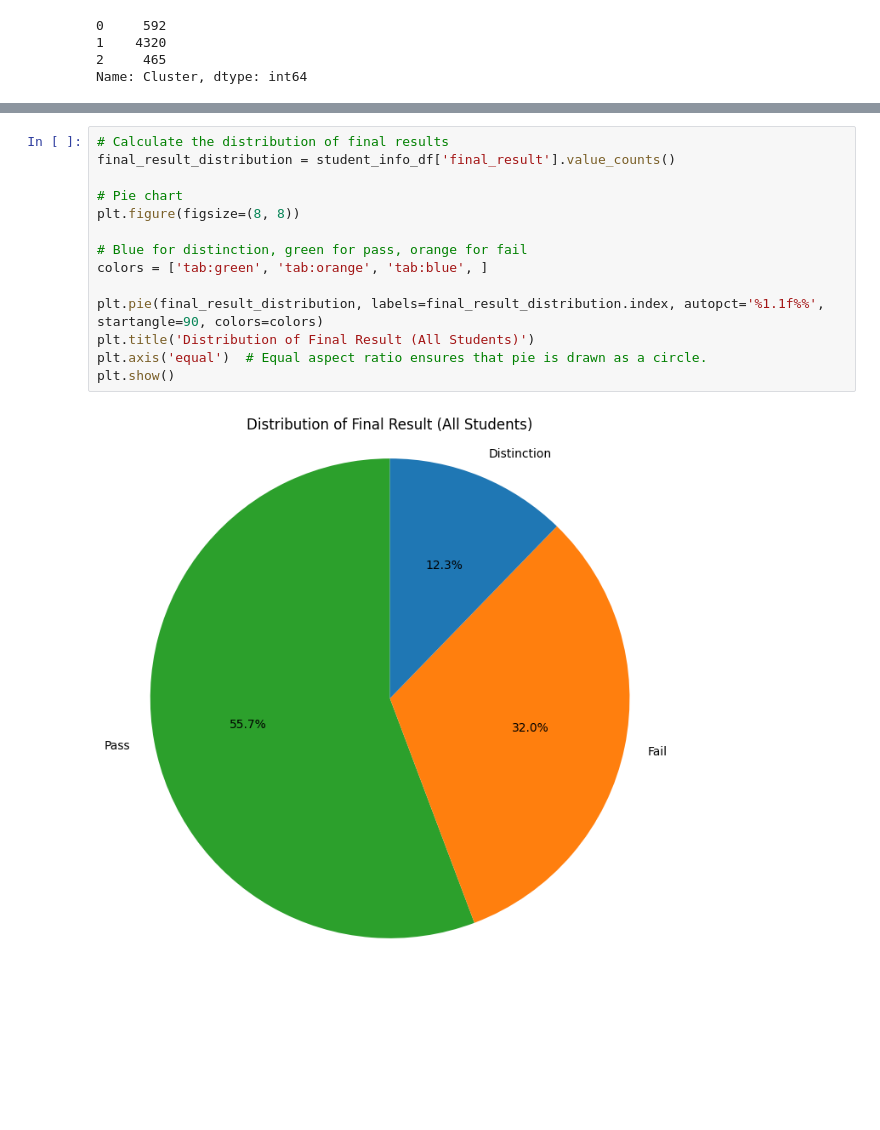
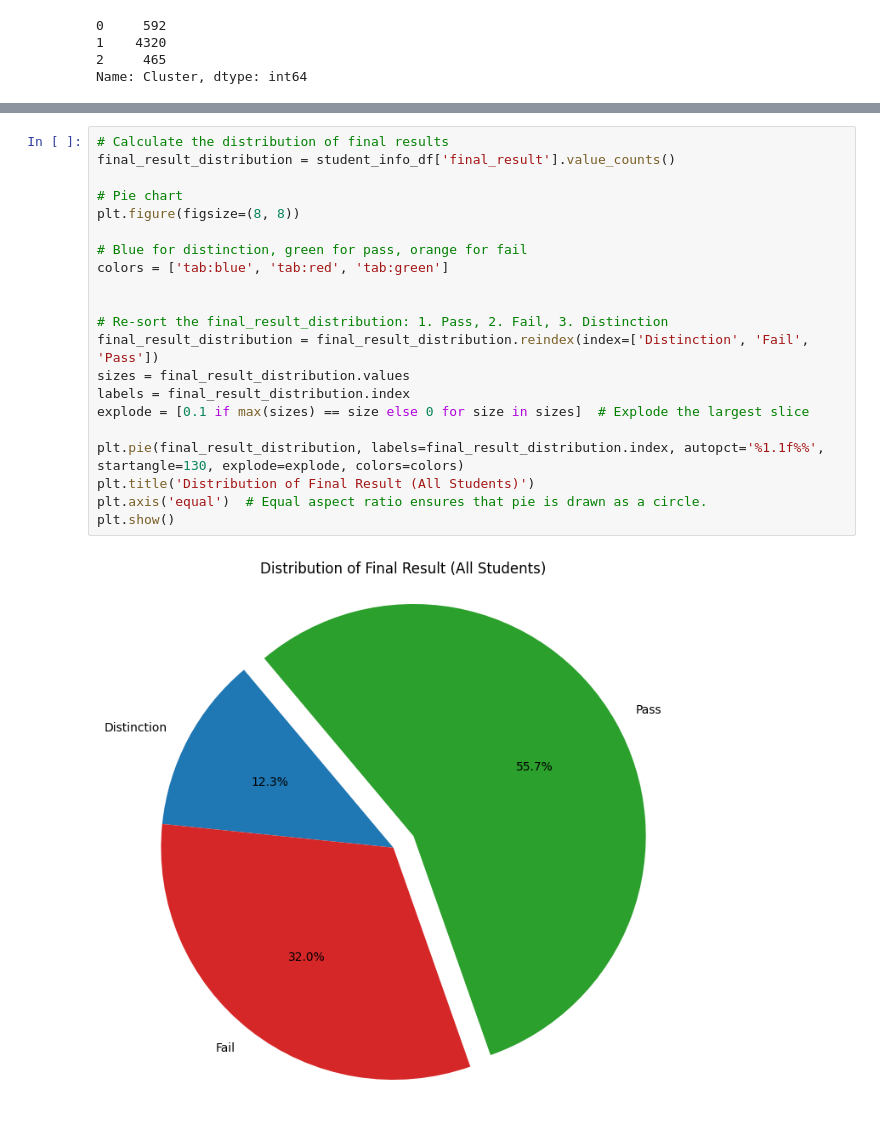
Before and after one commit to TakaSoap/HKU-MLIM7349, a Jupyter notebook: OULAD_7349.ipynb, the cells around one changed output, grey strips where cells are left out. Saved outputs shown, nothing was run; the diff lists cells and outputs as text; blank space fills up the shorter version.

```diff
--- a/OULAD_7349.ipynb
+++ b/OULAD_7349.ipynb
@@ -317,16 +343,23 @@ plt.show()
 # %%
 # Calculate the distribution of final results
 final_result_distribution = student_info_df['final_result'].value_counts()
 
 # Pie chart
 plt.figure(figsize=(8, 8))
 
 # Blue for distinction, green for pass, orange for fail
-colors = ['tab:green', 'tab:orange', 'tab:blue', ]
+colors = ['tab:blue', 'tab:red', 'tab:green']
 
-plt.pie(final_result_distribution, labels=final_result_distribution.index, autopct='%1.1f%%', startangle=90, colors=colors)
+
+# Re-sort the final_result_distribution: 1. Pass, 2. Fail, 3. Distinction
+final_result_distribution = final_result_distribution.reindex(index=['Distinction', 'Fail', 'Pass'])
+sizes = final_result_distribution.values
+labels = final_result_distribution.index
+explode = [0.1 if max(sizes) == size else 0 for size in sizes]  # Explode the largest slice
+
+plt.pie(final_result_distribution, labels=final_result_distribution.index, autopct='%1.1f%%', startangle=130, explode=explode, colors=colors)
 plt.title('Distribution of Final Result (All Students)')
 plt.axis('equal')  # Equal aspect ratio ensures that pie is drawn as a circle.
 plt.show()
 # %% [output]
-[figure, old version]
+[figure, new version]
```
Also changed, not shown: parts of 11 cells of this notebook, 33 other files.
